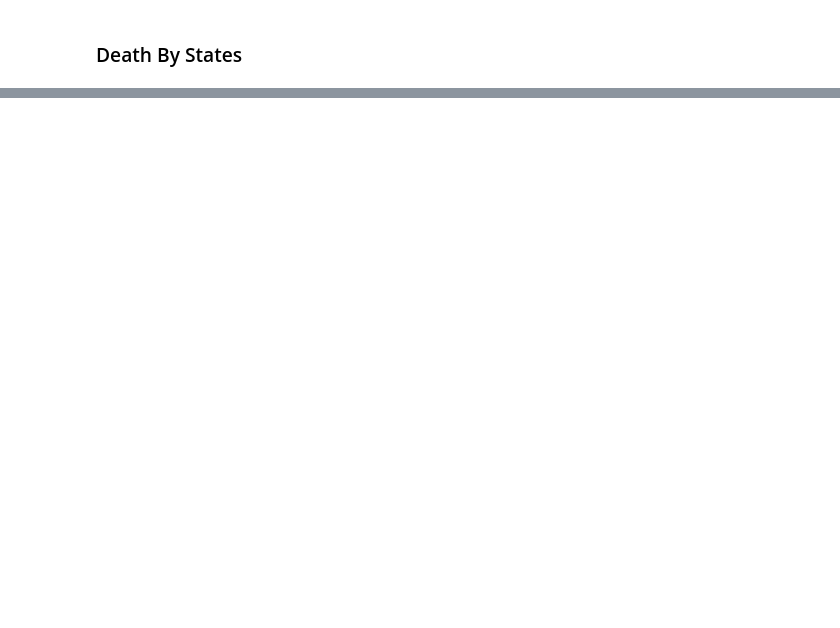
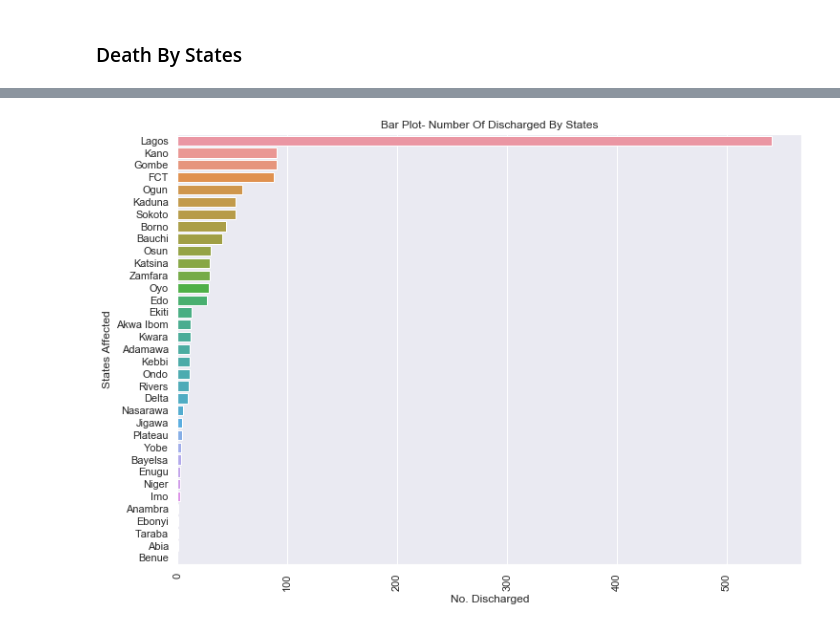
Before and after one commit to ajakaiye33/covid19Naija, a Jupyter notebook: covid19Naija/Covid_19_Cases_Nigeria_Analysis.ipynb, the cells around one changed output, grey strips where cells are left out. Cells and saved outputs as stored; diff of their text form; code cells hidden in the pictures; blank space fills up the shorter version.

```diff
--- a/covid19Naija/Covid_19_Cases_Nigeria_Analysis.ipynb
+++ b/covid19Naija/Covid_19_Cases_Nigeria_Analysis.ipynb
@@ -336,0 +338,3 @@ plt.show()
+# %%
+discharged_stats = state_stats[['No. Discharged', 'States Affected']].sort_values('No. Discharged',ascending=False)
+discharged_stats.head()
@@ -337,7 +348,8 @@ plt.show()
 # %%
-# sns.set(rc={'figure.figsize':(11.7,8.27)})
-# ax = sns.barplot(x='States Affected',y='No. of Deaths', data=state_stats,
-#                  order=['Abia','Adamawa','Anambra','Bayelsa','Benue','Ebonyi','Enugu','Gombe','Imo','Kebbi','Kwara','Niger','Ondo','Plateau','Taraba','Bauchi','Ekiti','Jigawa','Nasarawa','Yobe','Akwa Ibom','Kaduna','Oyo','Rivers','Delta','Zamfara','Edo','FCT','Osun','Ogun','Katsina','Sokoto','Borno','Kano','Lagos'])
-# ax.set_title('Bar Plot- Number Of Deaths By States')
-# plt.xticks(rotation=90)
-# plt.show()
+sns.set(rc={'figure.figsize':(11.7,8.27)})
+ax = sns.barplot(x='No. Discharged',y='States Affected', data=discharged_stats)
+ax.set_title('Bar Plot- Number Of Discharged By States')
+plt.xticks(rotation=90)
+plt.show()
+# %% [output]
+[figure, added]
```
Also changed, not shown: parts of 31 cells of this notebook.
